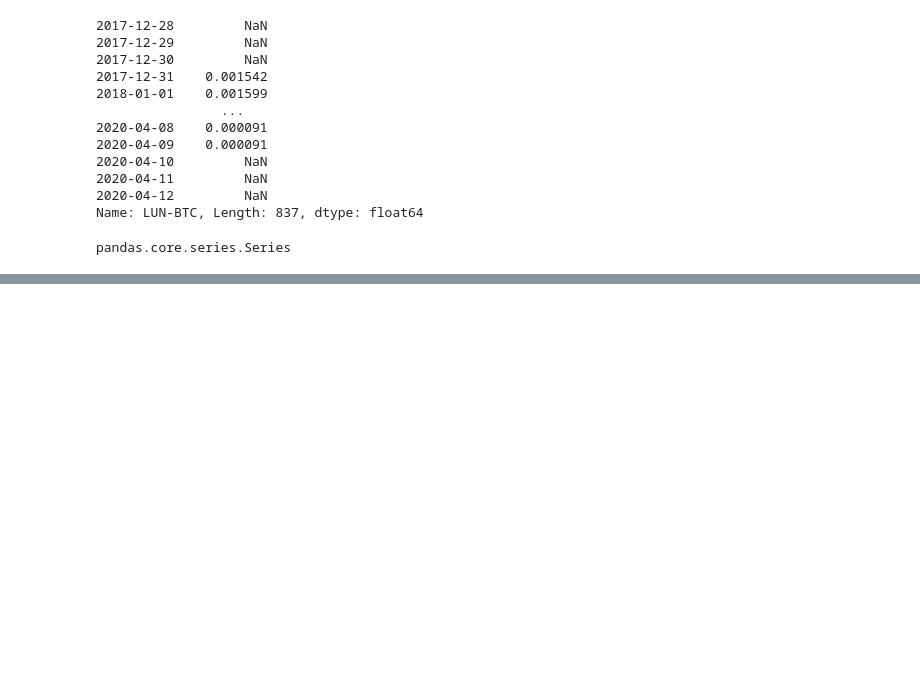
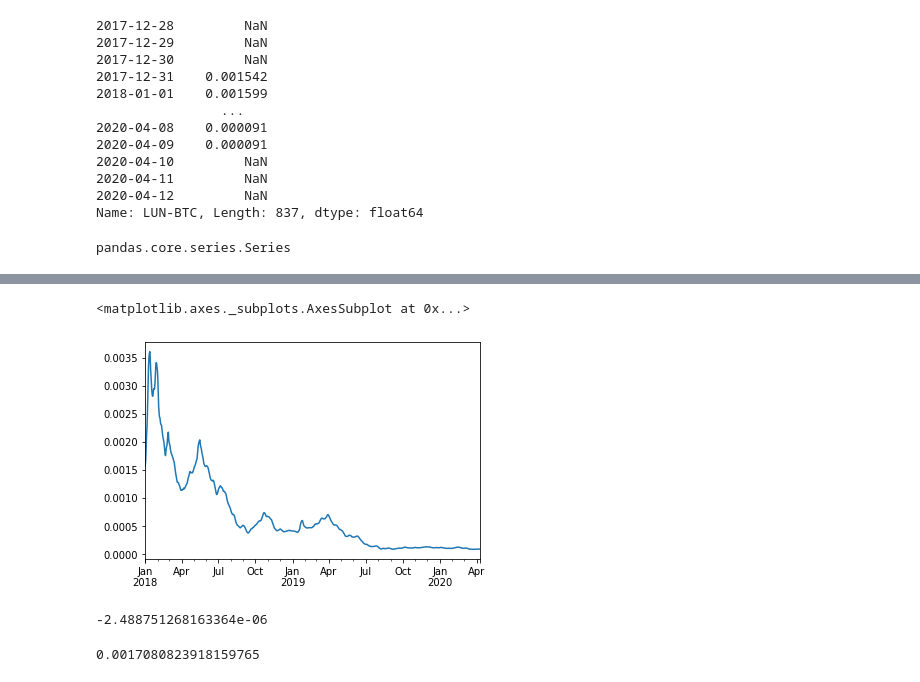
Before and after one commit to gupta-dipanshu/time_series_clustering, a Jupyter notebook: notebooks/ETS_decomposition.ipynb, the cells around one changed output, grey strips where cells are left out. Drawn from its saved outputs; the diff is of its cells as text; code cells hidden in the pictures; blank space fills up the shorter version.

```diff
--- a/notebooks/ETS_decomposition.ipynb
+++ b/notebooks/ETS_decomposition.ipynb
@@ -110,0 +156,5 @@ pandas.core.series.Series
+# %%
+decomposed['LUN-BTC'].trend.dropna().plot()
+# %% [output]
+<matplotlib.axes._subplots.AxesSubplot at 0x...>
+[figure, added]
@@ -110,0 +164,8 @@ pandas.core.series.Series
+# %%
+slope
+# %% [output]
+-2.488751268163364e-06
+# %%
+intercept
+# %% [output]
+0.0017080823918159765
```
Also changed, not shown: parts of 9 cells of this notebook.
